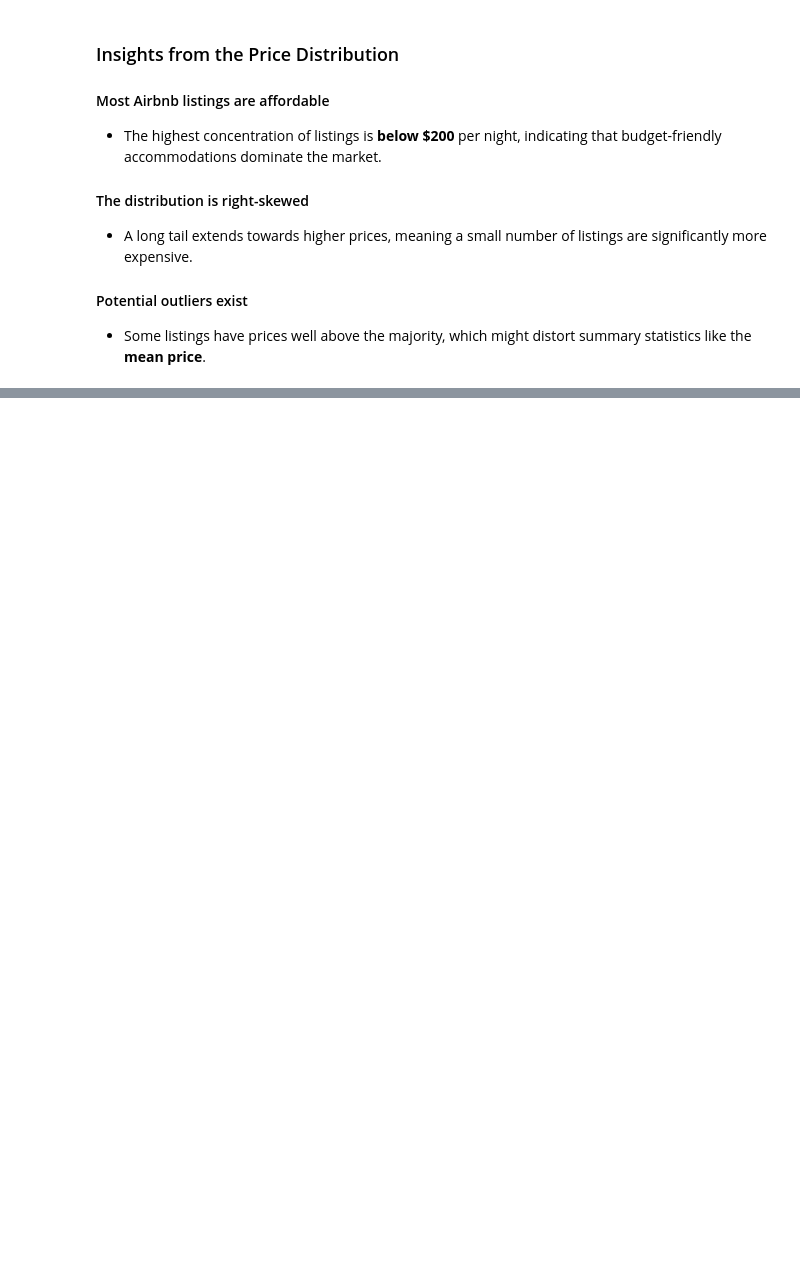
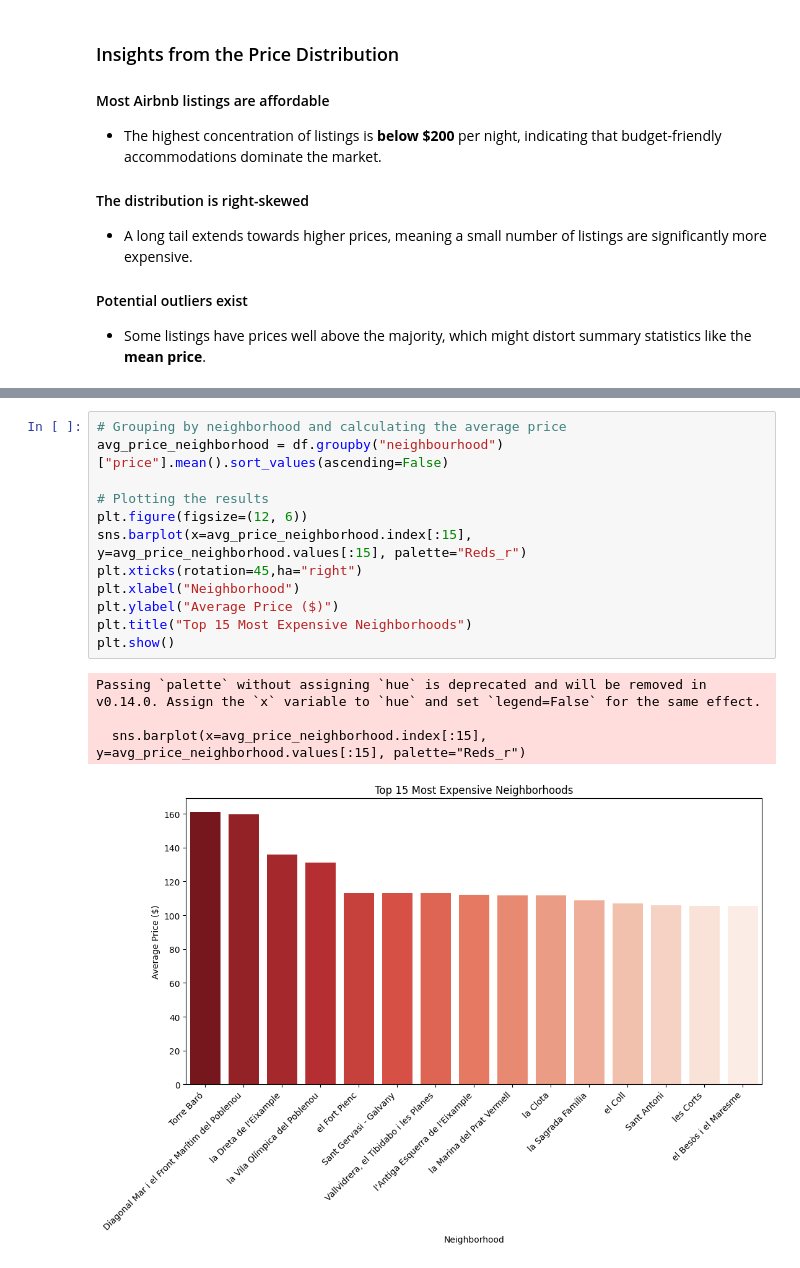
Before and after one commit to SelmahT/AirBnb-EDA, a Jupyter notebook: analysis.ipynb, the cells around one changed output, grey strips where cells are left out. Saved outputs shown, nothing was run; the diff lists cells and outputs as text; blank space fills up the shorter version.

```diff
--- a/analysis.ipynb
+++ b/analysis.ipynb
@@ -132,0 +173,17 @@ plt.show()
+# %%
+# Grouping by neighborhood and calculating the average price
+avg_price_neighborhood = df.groupby("neighbourhood")["price"].mean().sort_values(ascending=False)
+
+# Plotting the results
+plt.figure(figsize=(12, 6))
+sns.barplot(x=avg_price_neighborhood.index[:15], y=avg_price_neighborhood.values[:15], palette="Reds_r")
+plt.xticks(rotation=45,ha="right")
+plt.xlabel("Neighborhood")
+plt.ylabel("Average Price ($)")
+plt.title("Top 15 Most Expensive Neighborhoods")
+plt.show()
+# %% [output]
+Passing `palette` without assigning `hue` is deprecated and will be removed in v0.14.0. Assign the `x` variable to `hue` and set `legend=False` for the same effect.
+
+  sns.barplot(x=avg_price_neighborhood.index[:15], y=avg_price_neighborhood.values[:15], palette="Reds_r")
+[figure, added]
```
Also changed, not shown: parts of 11 cells of this notebook.
